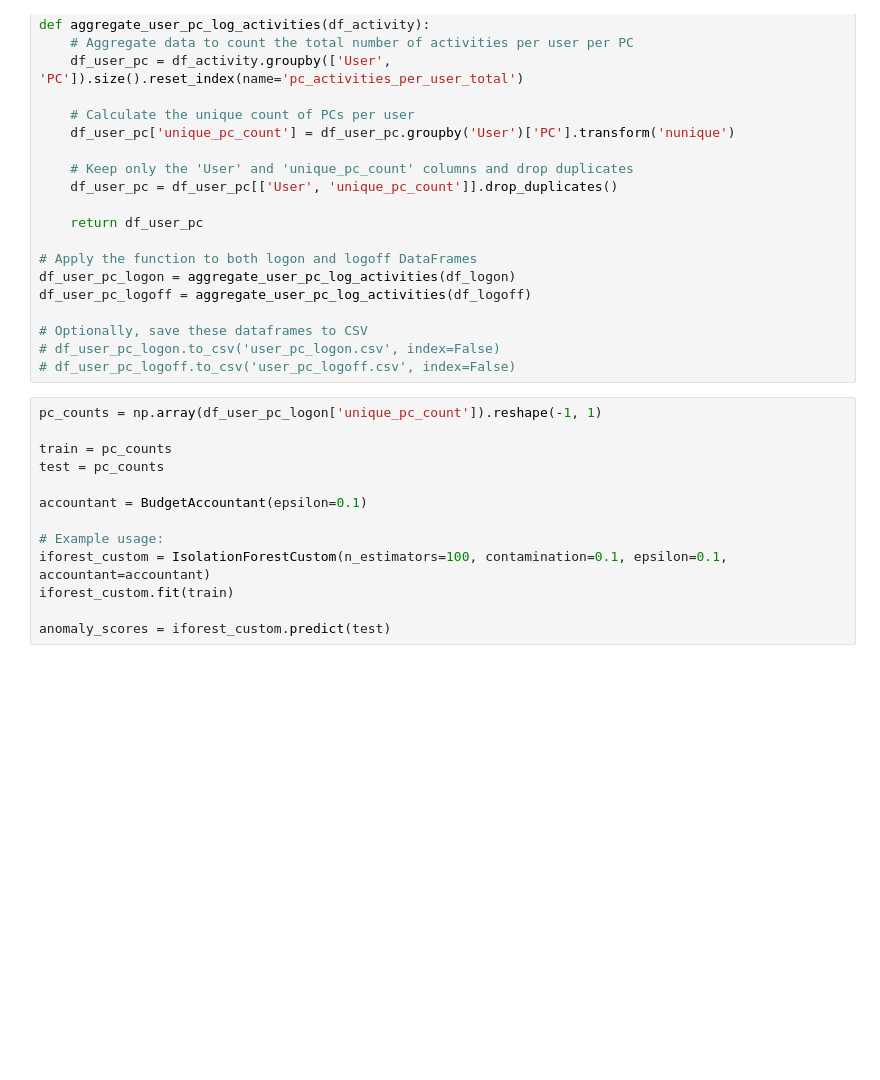
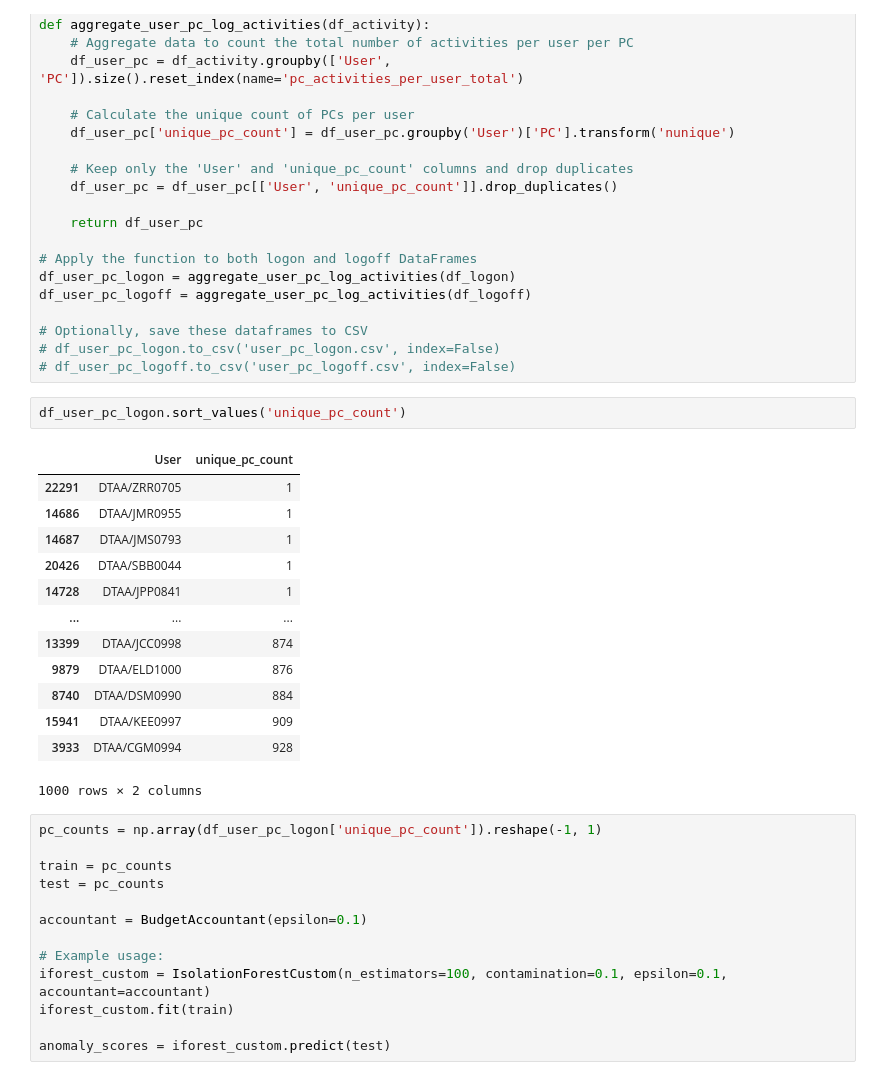
Before and after one commit to af223/17735-project, a Jupyter notebook: detection_v2.ipynb, the cells around one changed output. Cells and saved outputs as stored; diff of their text form; blank space fills up the shorter version.

```diff
--- a/detection_v2.ipynb
+++ b/detection_v2.ipynb
@@ -543,6 +543,22 @@ df_user_pc_logoff = aggregate_user_pc_log_activities(df_logoff)
 # Optionally, save these dataframes to CSV
 # df_user_pc_logon.to_csv('user_pc_logon.csv', index=False)
 # df_user_pc_logoff.to_csv('user_pc_logoff.csv', index=False)
+# %%
+df_user_pc_logon.sort_values('unique_pc_count')
+# %% [output]
+|  | User | unique_pc_count |
+| 22291 | DTAA/ZRR0705 | 1 |
+| 14686 | DTAA/JMR0955 | 1 |
+| 14687 | DTAA/JMS0793 | 1 |
+| 20426 | DTAA/SBB0044 | 1 |
+| 14728 | DTAA/JPP0841 | 1 |
+| ... | ... | ... |
+| 13399 | DTAA/JCC0998 | 874 |
+| 9879 | DTAA/ELD1000 | 876 |
+| 8740 | DTAA/DSM0990 | 884 |
+| 15941 | DTAA/KEE0997 | 909 |
+| 3933 | DTAA/CGM0994 | 928 |
+1000 rows × 2 columns
 # %%
 pc_counts = np.array(df_user_pc_logon['unique_pc_count']).reshape(-1, 1)
 
```
Also changed, not shown: parts of 12 cells of this notebook, 1 other file.
